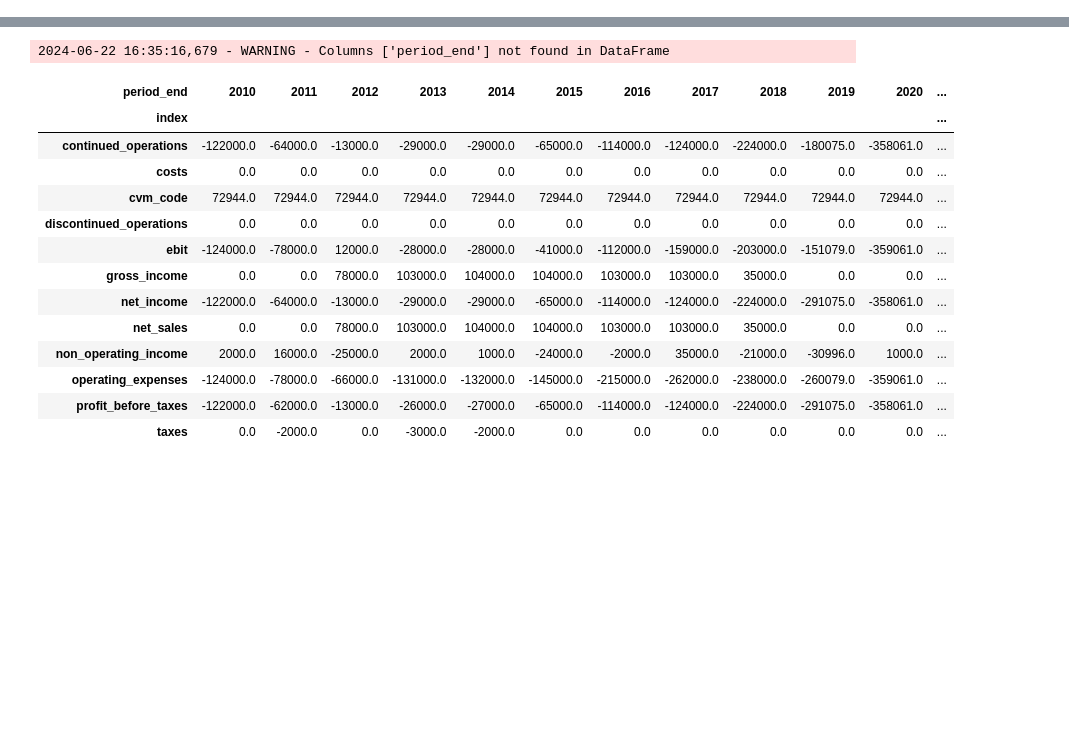
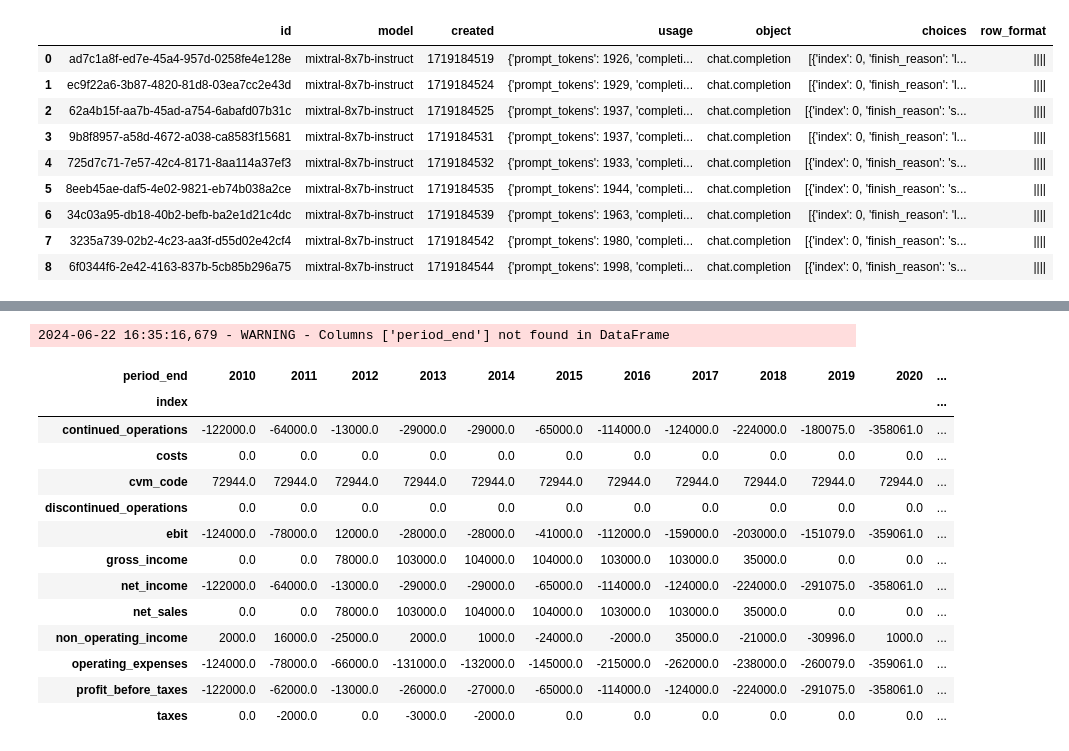
Before and after one commit to PedroDnT/FinLLM, a Jupyter notebook: tester.ipynb, the cells around one changed output, grey strips where cells are left out. Saved outputs shown, nothing was run; the diff lists cells and outputs as text; code cells hidden in the pictures; blank space fills up the shorter version.

```diff
--- a/tester.ipynb
+++ b/tester.ipynb
@@ -4,0 +25,13 @@ company = 910349
+# %%
+df
+# %% [output]
+|  | id | model | created | usage | object | choices | row_format |
+| 0 | ad7c1a8f-ed7e-45a4-957d-0258fe4e128e | mixtral-8x7b-instruct | 1719184519 | {'prompt_tokens': 1926, 'completi... | chat.completion | [{'index': 0, 'finish_reason': 'l... | |||| |
+| 1 | ec9f22a6-3b87-4820-81d8-03ea7cc2e43d | mixtral-8x7b-instruct | 1719184524 | {'prompt_tokens': 1929, 'completi... | chat.completion | [{'index': 0, 'finish_reason': 'l... | |||| |
+| 2 | 62a4b15f-aa7b-45ad-a754-6abafd07b31c | mixtral-8x7b-instruct | 1719184525 | {'prompt_tokens': 1937, 'completi... | chat.completion | [{'index': 0, 'finish_reason': 's... | |||| |
+| 3 | 9b8f8957-a58d-4672-a038-ca8583f15681 | mixtral-8x7b-instruct | 1719184531 | {'prompt_tokens': 1937, 'completi... | chat.completion | [{'index': 0, 'finish_reason': 'l... | |||| |
+| 4 | 725d7c71-7e57-42c4-8171-8aa114a37ef3 | mixtral-8x7b-instruct | 1719184532 | {'prompt_tokens': 1933, 'completi... | chat.completion | [{'index': 0, 'finish_reason': 's... | |||| |
+| 5 | 8eeb45ae-daf5-4e02-9821-eb74b038a2ce | mixtral-8x7b-instruct | 1719184535 | {'prompt_tokens': 1944, 'completi... | chat.completion | [{'index': 0, 'finish_reason': 's... | |||| |
+| 6 | 34c03a95-db18-40b2-befb-ba2e1d21c4dc | mixtral-8x7b-instruct | 1719184539 | {'prompt_tokens': 1963, 'completi... | chat.completion | [{'index': 0, 'finish_reason': 'l... | |||| |
+| 7 | 3235a739-02b2-4c23-aa3f-d55d02e42cf4 | mixtral-8x7b-instruct | 1719184542 | {'prompt_tokens': 1980, 'completi... | chat.completion | [{'index': 0, 'finish_reason': 's... | |||| |
+| 8 | 6f0344f6-2e42-4163-837b-5cb85b296a75 | mixtral-8x7b-instruct | 1719184544 | {'prompt_tokens': 1998, 'completi... | chat.completion | [{'index': 0, 'finish_reason': 's... | |||| |
```
Also changed, not shown: parts of 13 cells of this notebook, 8 other files.
